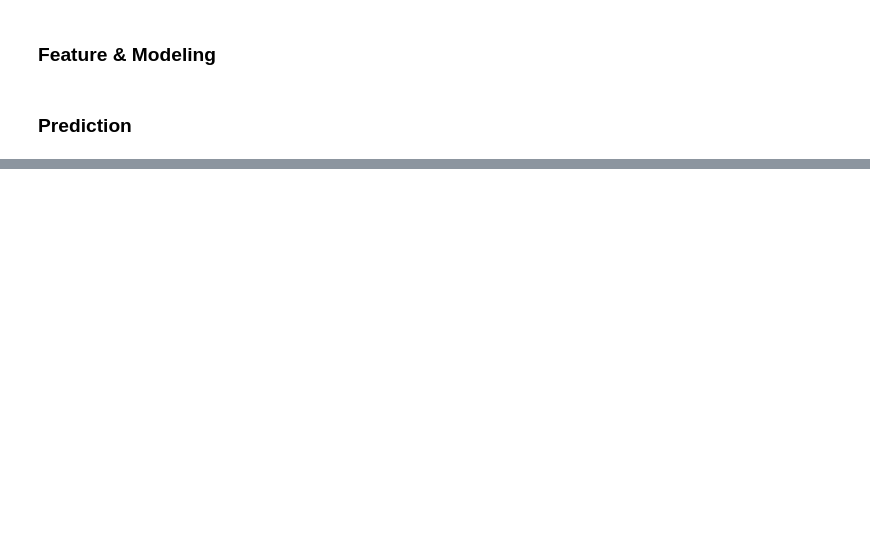
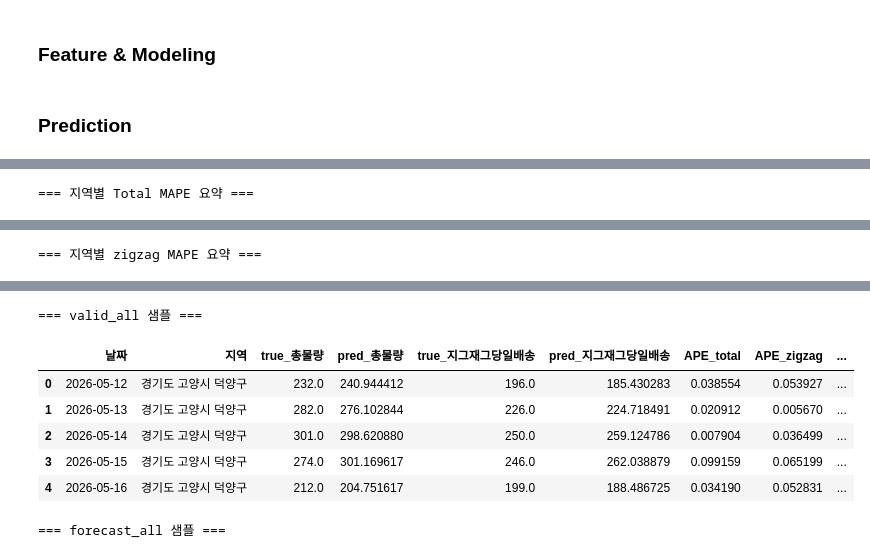
Before and after one commit to ds-sujin/forecasting_new, a Jupyter notebook: forecasting_demo_v6.2.ipynb, the cells around one changed output, grey strips where cells are left out. Cells and saved outputs as stored; diff of their text form; code cells hidden in the pictures; blank space fills up the shorter version.

```diff
--- a/forecasting_demo_v6.2.ipynb
+++ b/forecasting_demo_v6.2.ipynb
@@ -2375,20 +1732,0 @@ print(f"👉 이 기간의 평균 예측 오차율은 {mean_error:.2f}% (정확
-# %%
-# 각 트랙별 실제값 vs 예측값 오차 확인하기
-tracks = ['지그재그_당일', '지그재그_이월', '기타_당일', '기타_이월']
-
-print("🔍 [트랙별 백테스팅 상세 오차]")
-for tgt in tracks:
-    # 원본 data에서 실제 정답 가져오기
-    actual = data[(data['날짜'] > cutoff_date) & (data['날짜'] <= '2026-04-28')][['날짜', tgt]].copy()
-    actual.rename(columns={tgt: '실제'}, inplace=True)
-    actual['날짜'] = actual['날짜'].dt.strftime('%Y-%m-%d')
-
-    # 예측값 가져오기
-    pred = forecast_df_sim[['날짜', tgt]].copy()
-    pred.rename(columns={tgt: '예측'}, inplace=True)
-
-    comp = pd.merge(actual, pred, on='날짜', how='left')
-    comp['차이(건)'] = comp['실제'] - comp['예측']
-
-    print(f"\n▶️ {tgt}")
-    display(comp)
@@ -2461,0 +2978,50 @@ for tgt in tracks:
+# %%
+# =========================
+# 실행
+# =========================
+# 1) 지역 데이터 전처리
+train_proc_region = preprocess_features_region(
+    data,
+    group_col="지역",
+)
+# 2) 지역별 학습/예측
+valid_all, forecast_all, mape_summary = train_validate_forecast_region_xgb(
+    train_proc_region=train_proc_region,
+
+    # 수정할 부분: '총 물량' 컬럼 이름을 함수가 기대하는 'pred_총물량'으로 변경해서 전달
+    forecast_total_df=forecast_df.rename(columns={'총 물량': 'pred_총물량'}),
+
+    forecast_days=1,
+    valid_days=7,
+    raw_data=data,
+    temp_future_df=temp_merge_data,
+    group_col="지역",
+
+    future_manual_total_spike_down_dates={
+        "2026-05-19": ["서울특별시 강남구"],
+    },
+
+    # 전체 지역에 적용하고 싶다면 기존처럼 리스트 사용
+    future_manual_total_spike_up_mild_dates=[],
+    future_manual_total_spike_up_strong_dates=[],
+    future_manual_zig_spike_up_mild_dates=[],
+    future_manual_zig_spike_up_strong_dates=[],
+    future_manual_zig_spike_down_dates=[],
+    full_extra_trees=10,
+)
+
+print("\n=== 지역별 Total MAPE 요약 ===")
+display(mape_summary.sort_values("MAPE_total")[["지역", "MAPE_total"]].head())
+display(mape_summary.sort_values("MAPE_total")[["지역", "MAPE_total"]].tail())
+
+print("\n=== 지역별 zigzag MAPE 요약 ===")
+display(mape_summary.sort_values("MAPE_zigzag")[["지역", "MAPE_zigzag"]].head())
+display(mape_summary.sort_values("MAPE_zigzag")[["지역", "MAPE_zigzag"]].tail())
+
+print("\n=== valid_all 샘플 ===")
+display(valid_all.head())
+
+print("\n=== forecast_all 샘플 ===")
+display(forecast_all.head())
+# %% [output]
+=== 지역별 Total MAPE 요약 ===
@@ -2461,0 +3040 @@ for tgt in tracks:
+=== 지역별 zigzag MAPE 요약 ===
@@ -2461,0 +3053,8 @@ for tgt in tracks:
+=== valid_all 샘플 ===
+|  | 날짜 | 지역 | true_총물량 | pred_총물량 | true_지그재그당일배송 | pred_지그재그당일배송 | APE_total | APE_zigzag | ... |
+| 0 | 2026-05-12 | 경기도 고양시 덕양구 | 232.0 | 240.944412 | 196.0 | 185.430283 | 0.038554 | 0.053927 | ... |
+| 1 | 2026-05-13 | 경기도 고양시 덕양구 | 282.0 | 276.102844 | 226.0 | 224.718491 | 0.020912 | 0.005670 | ... |
+| 2 | 2026-05-14 | 경기도 고양시 덕양구 | 301.0 | 298.620880 | 250.0 | 259.124786 | 0.007904 | 0.036499 | ... |
+| 3 | 2026-05-15 | 경기도 고양시 덕양구 | 274.0 | 301.169617 | 246.0 | 262.038879 | 0.099159 | 0.065199 | ... |
+| 4 | 2026-05-16 | 경기도 고양시 덕양구 | 212.0 | 204.751617 | 199.0 | 188.486725 | 0.034190 | 0.052831 | ... |
+=== forecast_all 샘플 ===
```
Also changed, not shown: parts of 15 cells of this notebook, 6 other files.
